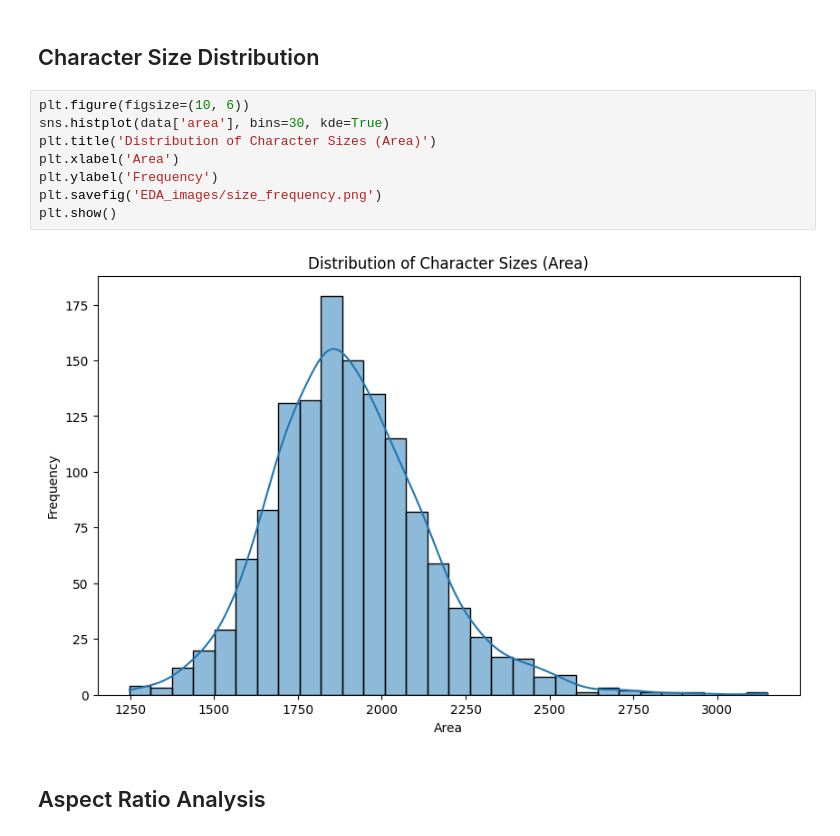
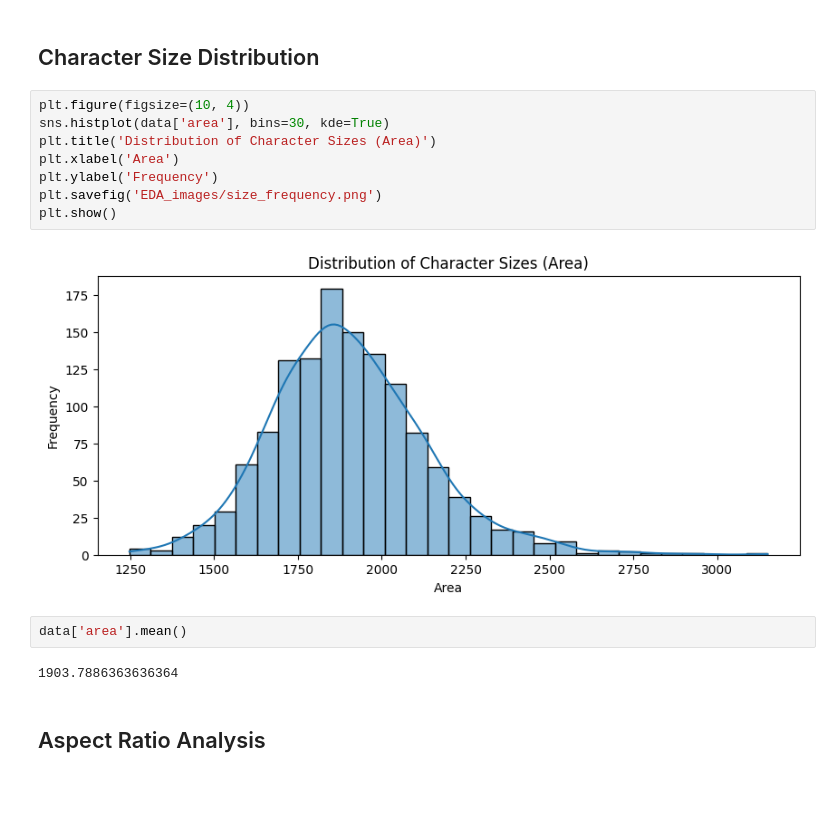
Before and after one commit to j0shcd/DSFB_project, a Jupyter notebook: awen-statistics.ipynb, the cells around one changed output. Saved outputs shown, nothing was run; the diff lists cells and outputs as text; blank space fills up the shorter version.

```diff
--- a/awen-statistics.ipynb
+++ b/awen-statistics.ipynb
@@ -52,15 +48,19 @@ plt.show()
 # %% [markdown]
 ## Character Size Distribution
 # %%
-plt.figure(figsize=(10, 6))
+plt.figure(figsize=(10, 4))
 sns.histplot(data['area'], bins=30, kde=True)
 plt.title('Distribution of Character Sizes (Area)')
 plt.xlabel('Area')
 plt.ylabel('Frequency')
 plt.savefig('EDA_images/size_frequency.png')
 plt.show()
 # %% [output]
-[figure, old version]
+[figure, new version]
+# %%
+data['area'].mean()
+# %% [output]
+1903.7886363636364
 # %% [markdown]
 ## Aspect Ratio Analysis
 # %%
```
Also changed, not shown: parts of 6 cells of this notebook, 6 other files.
